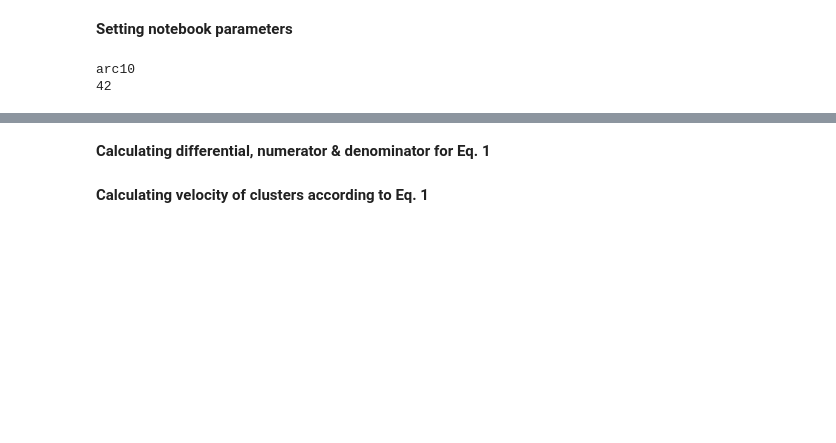
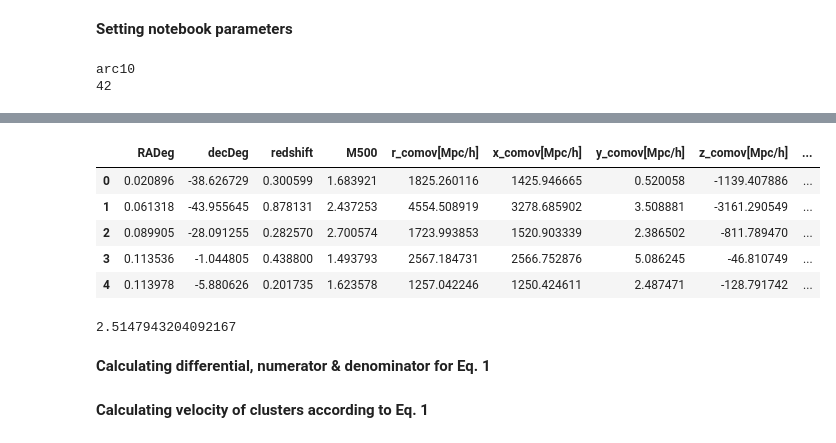
Before and after one commit to awaismirza92/velocity-reconstruction-and-kinetic-SZ, a Jupyter notebook: codes_for_ACT/ACT_vel_calc.ipynb, the cells around one changed output, grey strips where cells are left out. Saved outputs shown, nothing was run; the diff lists cells and outputs as text; code cells hidden in the pictures; blank space fills up the shorter version.

```diff
--- a/codes_for_ACT/ACT_vel_calc.ipynb
+++ b/codes_for_ACT/ACT_vel_calc.ipynb
@@ -59,0 +73,12 @@ df_act_clus.describe()
+# %%
+df_act_clus['x_comov[kpc/h]'] = df_act_clus['x_comov[Mpc/h]']*1e3
+df_act_clus['y_comov[kpc/h]'] = df_act_clus['y_comov[Mpc/h]']*1e3
+df_act_clus['z_comov[kpc/h]'] = df_act_clus['z_comov[Mpc/h]']*1e3
+df_act_clus.head()
+# %% [output]
+|  | RADeg | decDeg | redshift | M500 | r_comov[Mpc/h] | x_comov[Mpc/h] | y_comov[Mpc/h] | z_comov[Mpc/h] | ... |
+| 0 | 0.020896 | -38.626729 | 0.300599 | 1.683921 | 1825.260116 | 1425.946665 | 0.520058 | -1139.407886 | ... |
+| 1 | 0.061318 | -43.955645 | 0.878131 | 2.437253 | 4554.508919 | 3278.685902 | 3.508881 | -3161.290549 | ... |
+| 2 | 0.089905 | -28.091255 | 0.282570 | 2.700574 | 1723.993853 | 1520.903339 | 2.386502 | -811.789470 | ... |
+| 3 | 0.113536 | -1.044805 | 0.438800 | 1.493793 | 2567.184731 | 2566.752876 | 5.086245 | -46.810749 | ... |
+| 4 | 0.113978 | -5.880626 | 0.201735 | 1.623578 | 1257.042246 | 1250.424611 | 2.487471 | -128.791742 | ... |
@@ -59,0 +95,4 @@ df_act_clus.describe()
+# %%
+pre_fac_func(z)
+# %% [output]
+2.5147943204092167
```
Also changed, not shown: parts of 16 cells of this notebook.
